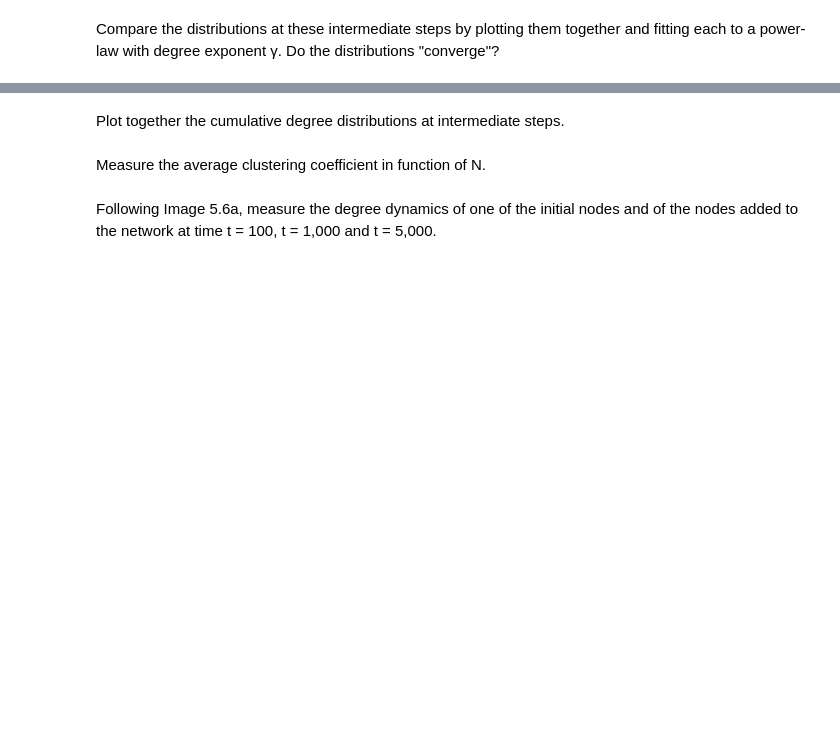
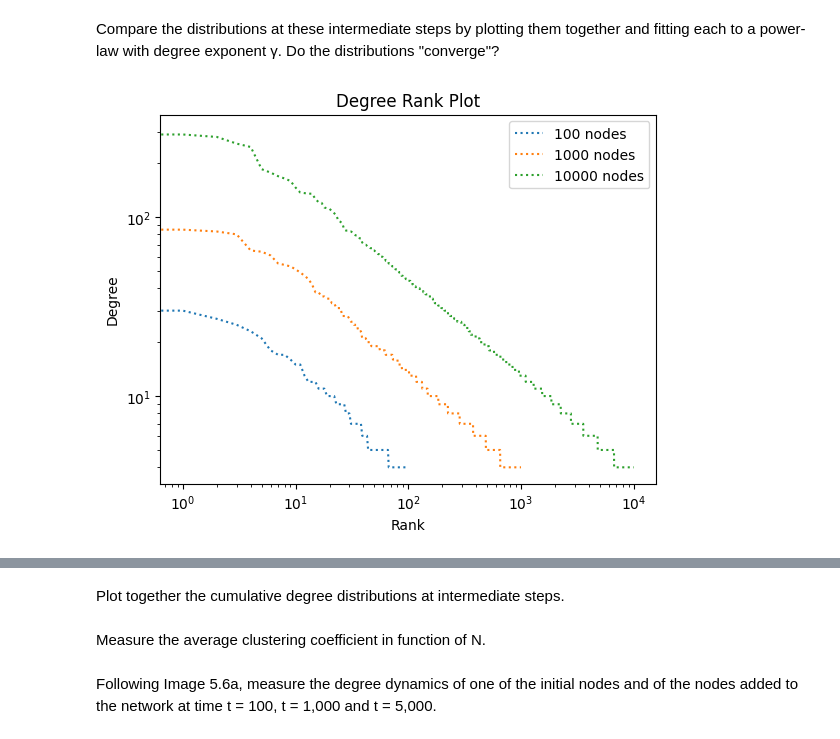
Before and after one commit to ibringfaith/network-science-book-homework, a Jupyter notebook: chapter-five/question_one.ipynb, the cells around one changed output, grey strips where cells are left out. Drawn from its saved outputs; the diff is of its cells as text; code cells hidden in the pictures; blank space fills up the shorter version.

```diff
--- a/chapter-five/question_one.ipynb
+++ b/chapter-five/question_one.ipynb
@@ -68,0 +69,17 @@ Compare the distributions at these intermediate steps by plotting them together
+# %%
+for N in N_list:
+    degree_sequence = sorted_degree_sequence(generate_network(N, m))
+    #x, y = zip(*degree_sequence)
+    #popt, pcov = curve_fit(lambda fx,a,b: a*fx**-b, x, y)
+    #power_y = popt[0]*x**-popt[1]
+    plt.plot(degree_sequence, label = f"{N} nodes", linestyle=":")
+    #plt.plot(x, power_y, label='power-fit')
+    plt.title("Degree Rank Plot")
+    plt.ylabel("Degree")
+    plt.xlabel("Rank")
+    plt.xscale("log")
+    plt.yscale("log")
+    plt.legend()
+plt.show()
+# %% [output]
+[figure, added]
```
Also changed, not shown: parts of 6 cells of this notebook.
